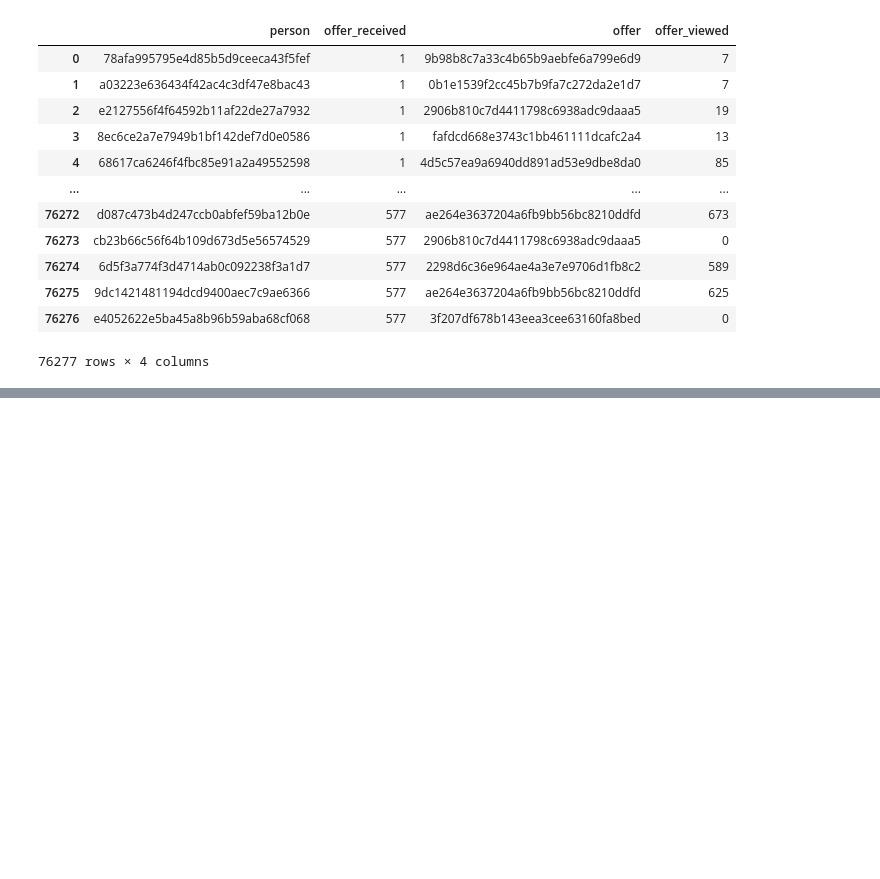
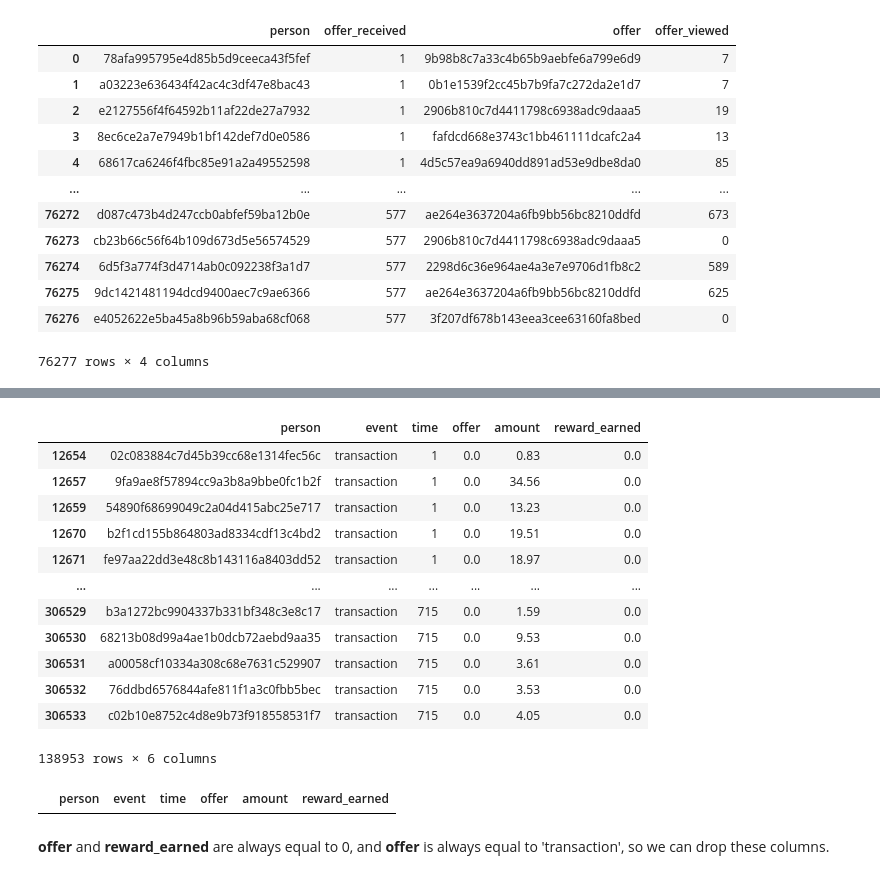
Before and after one commit to natashk/Starbucks-Capstone, a Jupyter notebook: Starbucks_Capstone_notebook.ipynb, the cells around one changed output, grey strips where cells are left out. Cells and saved outputs as stored; diff of their text form; code cells hidden in the pictures; blank space fills up the shorter version.

```diff
--- a/Starbucks_Capstone_notebook.ipynb
+++ b/Starbucks_Capstone_notebook.ipynb
@@ -486,0 +556,22 @@ event_received_viewed_df
+# %%
+event_transaction_df
+# %% [output]
+|  | person | event | time | offer | amount | reward_earned |
+| 12654 | 02c083884c7d45b39cc68e1314fec56c | transaction | 1 | 0.0 | 0.83 | 0.0 |
+| 12657 | 9fa9ae8f57894cc9a3b8a9bbe0fc1b2f | transaction | 1 | 0.0 | 34.56 | 0.0 |
+| 12659 | 54890f68699049c2a04d415abc25e717 | transaction | 1 | 0.0 | 13.23 | 0.0 |
+| 12670 | b2f1cd155b864803ad8334cdf13c4bd2 | transaction | 1 | 0.0 | 19.51 | 0.0 |
+| 12671 | fe97aa22dd3e48c8b143116a8403dd52 | transaction | 1 | 0.0 | 18.97 | 0.0 |
+| ... | ... | ... | ... | ... | ... | ... |
+| 306529 | b3a1272bc9904337b331bf348c3e8c17 | transaction | 715 | 0.0 | 1.59 | 0.0 |
+| 306530 | 68213b08d99a4ae1b0dcb72aebd9aa35 | transaction | 715 | 0.0 | 9.53 | 0.0 |
+| 306531 | a00058cf10334a308c68e7631c529907 | transaction | 715 | 0.0 | 3.61 | 0.0 |
+| 306532 | 76ddbd6576844afe811f1a3c0fbb5bec | transaction | 715 | 0.0 | 3.53 | 0.0 |
+| 306533 | c02b10e8752c4d8e9b73f918558531f7 | transaction | 715 | 0.0 | 4.05 | 0.0 |
+138953 rows × 6 columns
+# %%
+event_transaction_df[(event_transaction_df['offer']!=0) | (event_transaction_df['reward_earned']!=0)]
+# %% [output]
+|  | person | event | time | offer | amount | reward_earned |
+# %% [markdown]
+**offer** and **reward_earned**  are always equal to 0, and **offer** is always equal to 'transaction', so we can drop these columns.
```
Also changed, not shown: parts of 28 cells of this notebook.
